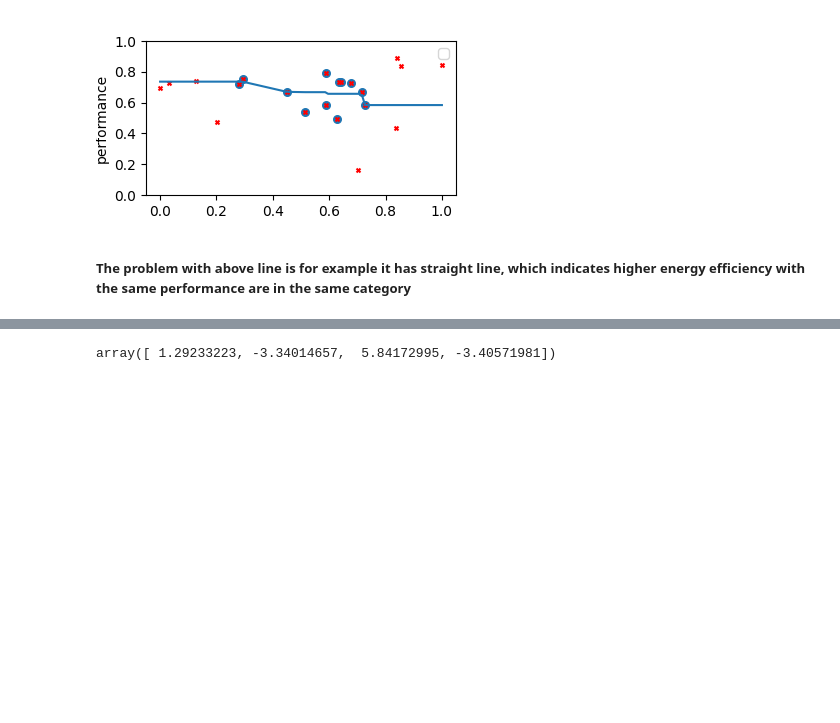
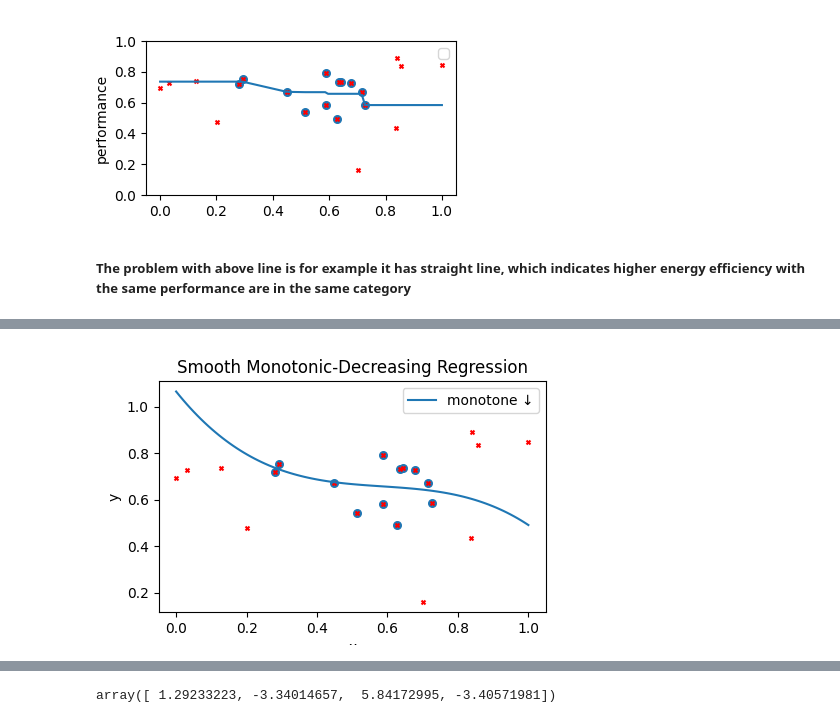
Before and after one commit to SMART-Dal/LLM-Sustainability-Rater, a Jupyter notebook: llm_labeling/new_notebook.ipynb, the cells around one changed output, grey strips where cells are left out. Drawn from its saved outputs; the diff is of its cells as text; code cells hidden in the pictures; blank space fills up the shorter version.

```diff
--- a/llm_labeling/new_notebook.ipynb
+++ b/llm_labeling/new_notebook.ipynb
@@ -380,48 +380,64 @@ import matplotlib.pyplot as plt
 d = 3 # x^3
 b = cp.Variable(d + 1)
 
-# # Least-squares objective
-# x_transformed = np.vander(x_raw, N=d + 1, increasing=True)
-# objective = cp.Minimize(cp.sum_squares(x_transformed @ b - y))
+# Least-squares objective
+x_transformed = np.vander(x_raw, N=d + 1, increasing=True)
+objective = cp.Minimize(cp.sum_squares(x_transformed @ b - y))
 
-# # Enforce f′(z) ≤ 0 on a grid
-# z = np.linspace(x_raw.min(), x_raw.max(), 50)
-# D = np.zeros((len(z), d + 1))
-# for j, zj in enumerate(z):
-#     for k in range(1, d + 1):
-#         D[j, k] = k * zj ** (k - 1)
-# constraints = [D @ b <= 0]
+# Enforce f′(z) ≤ 0 on a grid
+z = np.linspace(x_raw.min(), x_raw.max(), 50)
+D = np.zeros((len(z), d + 1))
+for j, zj in enumerate(z):
+    for k in range(1, d + 1):
+        D[j, k] = k * zj ** (k - 1)
+constraints = [D @ b <= -1e-1]
 
 
+
+
+prob = cp.Problem(objective, constraints)
+prob.solve()
+
+
+# Define breakpoints
+# import cvxpy as cp
+# import numpy as np
+
+# # Define breakpoints
+# n_pieces = 10
+# breakpoints = np.linspace(x_raw.min(), x_raw.max(), n_pieces + 1)
+
+# # Variables: values at breakpoints
+# f_vals = cp.Variable(n_pieces + 1)
+
+# # Monotone decreasing constraint
+# constraints = [f_vals[i+1] <= f_vals[i] - 1e-4 for i in range(n_pieces)]
+
+# # Build interpolation expressions for each data point
+# y_pred_list = []
+# for xi in x_raw:
+#     # Find which piece xi belongs to
+#     for j in range(n_pieces):
+#         if breakpoints[j] <= xi <= breakpoints[j+1]:
+#             # Linear interpolation as cvxpy expression
+#             alpha = (xi - breakpoints[j]) / (breakpoints[j+1] - breakpoints[j])
+#             y_pred_i = (1-alpha) * f_vals[j] + alpha * f_vals[j+1]
+#             y_pred_list.append(y_pred_i)
+#             break
+
+# # Stack into cvxpy expression vector
+# y_pred = cp.vstack(y_pred_list)
+
+# objective = cp.Minimize(cp.sum_squares(y_pred - y))
 # prob = cp.Problem(objective, constraints)
 # prob.solve()
 
+# # Extract fitted values
+# y_fitted = np.array([y_pred_list[i].value for i in range(len(x_raw))]).flatten()
 
-# Define breakpoints
-n_pieces = 10
-breakpoints = np.linspace(x_raw.min(), x_raw.max(), n_pieces + 1)
 
-# Variables: values at breakpoints
-f_vals = cp.Variable(n_pieces + 1)
 
-# Monotone decreasing constraint
-constraints = [f_vals[i+1] <= f_vals[i] - 1e-4 for i in range(n_pieces)]
-
-# Interpolate to data points
-y_pred = np.zeros(len(x_raw))
-for i, xi in enumerate(x_raw):
-    # Find which piece xi belongs to
-    for j in range(n_pieces):
-        if breakpoints[j] <= xi <= breakpoints[j+1]:
-            # Linear interpolation
-            alpha = (xi - breakpoints[j]) / (breakpoints[j+1] - breakpoints[j])
-            y_pred[i] = (1-alpha) * f_vals[j] + alpha * f_vals[j+1]
-            break
-
-objective = cp.Minimize(cp.sum_squares(y_pred - y))
-
-prob = cp.Problem(objective, constraints)
-prob.solve()
+# below this for plotting
 
 X_plot = np.linspace(0, 1, 100).reshape(-1, 1)
 X_grid = np.vander(X_plot.flatten(), N=d + 1, increasing=True)
@@ -440,0 +456 @@ ValueError: setting an array element with a sequence.
+[figure, added]
```
Also changed, not shown: parts of 5 cells of this notebook, 6 other files.
